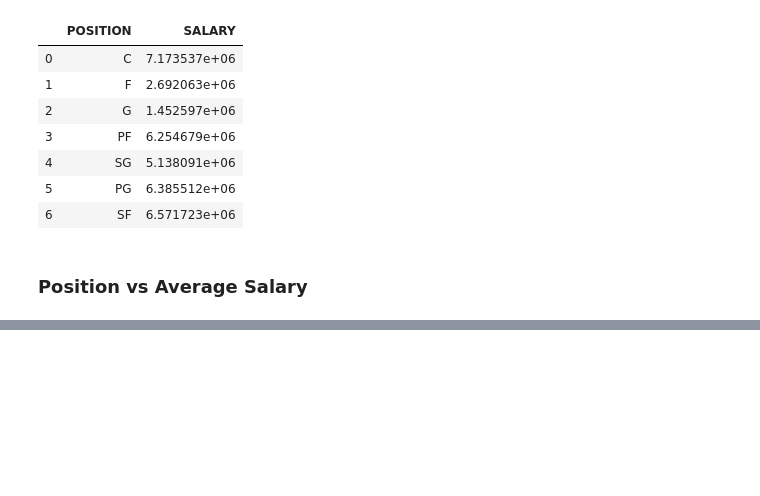
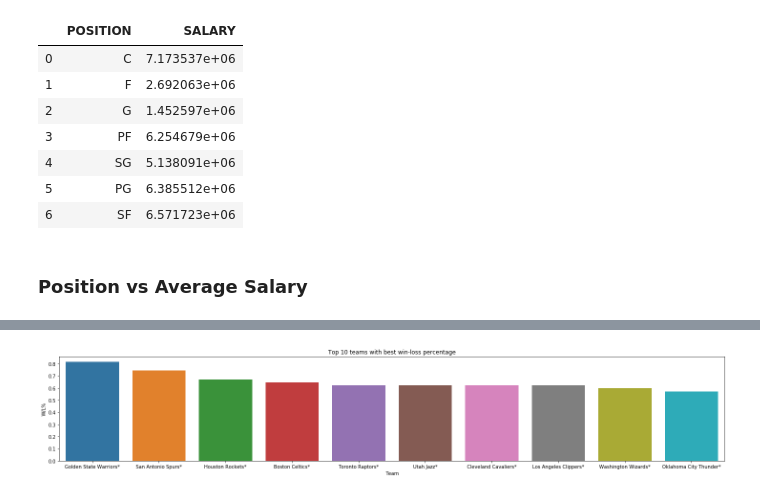
Before and after one commit to CS-UCR/cs105-prj-phase3-machine-mamba, a Jupyter notebook: Phase 2/phase_2.ipynb, the cells around one changed output, grey strips where cells are left out. Drawn from its saved outputs; the diff is of its cells as text; code cells hidden in the pictures; blank space fills up the shorter version.

```diff
--- a/Phase 2/phase_2.ipynb
+++ b/Phase 2/phase_2.ipynb
@@ -186,0 +186,6 @@ plt.show()
+# %%
+df_team_record = pd.read_csv("Team_Records.csv")
+indexNames = df_team_record[df_team_record['Season'] !='2016-17'].index
+df_team_record.drop(indexNames , inplace=True)
+df_team_record = df_team_record.nlargest(10, 'W/L%')
+df_team_record.head(10)
@@ -186,0 +204,8 @@ plt.show()
+# %%
+plt.figure(figsize = (25,4))
+sns.barplot(x=df_team_record.head(10)['Team'], y=df_team_record.head(10)['W/L%'], data=df_team_record).set_title("Top 10 teams with best win-loss percentage")
+
+
+plt.show()
+# %% [output]
+[figure, added]
```
Also changed, not shown: parts of 9 cells of this notebook.
